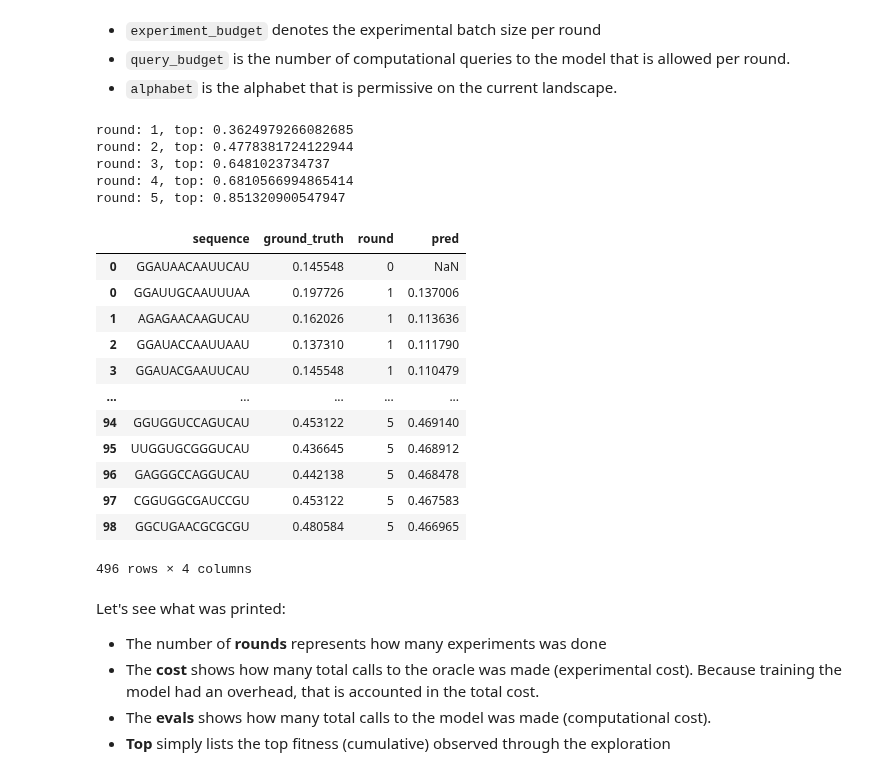
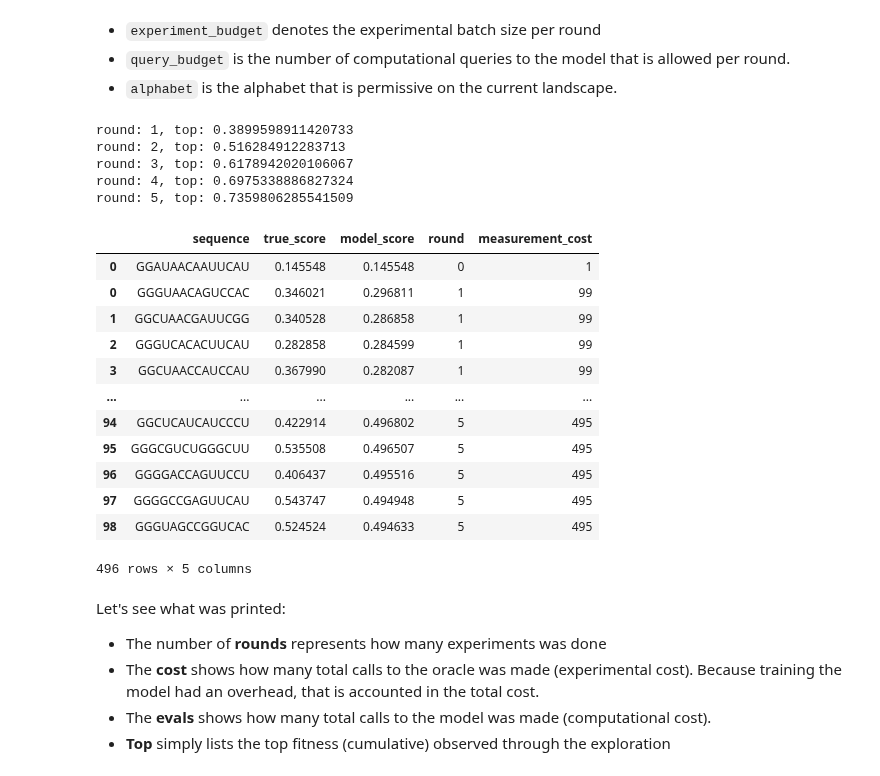
Before and after one commit to samsinai/FLEXS, a Jupyter notebook: examples/Tutorial.ipynb, the cells around one changed output. Drawn from its saved outputs; the diff is of its cells as text; code cells hidden in the pictures.

```diff
--- a/examples/Tutorial.ipynb
+++ b/examples/Tutorial.ipynb
@@ -273,8 +290,8 @@ random_explorer = baselines.explorers.Random(
     cnn,
     landscape,
     rounds=5,
-    initial_sequences=[wt],
     mu=1,
+    initial_sequence_data=[wt],
     experiment_budget=100,
     query_budget=1000,
     alphabet=s_utils.RNAA
@@ -284,27 +301,27 @@ random_explorer = baselines.explorers.Random(
 - `query_budget` is the number of computational queries to the model that is allowed per round.
 - `alphabet` is the alphabet that is permissive on the current landscape.
 # %%
-random_sequences = random_explorer.run()
+random_sequences, metadata = random_explorer.run()
 random_sequences
 # %% [output]
-round: 1, top: 0.3624979266082685
-round: 2, top: 0.4778381724122944
-round: 3, top: 0.6481023734737
-round: 4, top: 0.6810566994865414
-round: 5, top: 0.851320900547947
+round: 1, top: 0.3899598911420733
+round: 2, top: 0.516284912283713
+round: 3, top: 0.6178942020106067
+round: 4, top: 0.6975338886827324
+round: 5, top: 0.7359806285541509
-|  | sequence | ground_truth | round | pred |
-| 0 | GGAUAACAAUUCAU | 0.145548 | 0 | NaN |
-| 0 | GGAUUGCAAUUUAA | 0.197726 | 1 | 0.137006 |
-| 1 | AGAGAACAAGUCAU | 0.162026 | 1 | 0.113636 |
-| 2 | GGAUACCAAUUAAU | 0.137310 | 1 | 0.111790 |
-| 3 | GGAUACGAAUUCAU | 0.145548 | 1 | 0.110479 |
-| ... | ... | ... | ... | ... |
-| 94 | GGUGGUCCAGUCAU | 0.453122 | 5 | 0.469140 |
-| 95 | UUGGUGCGGGUCAU | 0.436645 | 5 | 0.468912 |
-| 96 | GAGGGCCAGGUCAU | 0.442138 | 5 | 0.468478 |
-| 97 | CGGUGGCGAUCCGU | 0.453122 | 5 | 0.467583 |
-| 98 | GGCUGAACGCGCGU | 0.480584 | 5 | 0.466965 |
+|  | sequence | true_score | model_score | round | measurement_cost |
+| 0 | GGAUAACAAUUCAU | 0.145548 | 0.145548 | 0 | 1 |
+| 0 | GGGUAACAGUCCAC | 0.346021 | 0.296811 | 1 | 99 |
+| 1 | GGCUAACGAUUCGG | 0.340528 | 0.286858 | 1 | 99 |
+| 2 | GGGUCACACUUCAU | 0.282858 | 0.284599 | 1 | 99 |
+| 3 | GGCUAACCAUCCAU | 0.367990 | 0.282087 | 1 | 99 |
+| ... | ... | ... | ... | ... | ... |
+| 94 | GGCUCAUCAUCCCU | 0.422914 | 0.496802 | 5 | 495 |
+| 95 | GGGCGUCUGGGCUU | 0.535508 | 0.496507 | 5 | 495 |
+| 96 | GGGGACCAGUUCCU | 0.406437 | 0.495516 | 5 | 495 |
+| 97 | GGGGCCGAGUUCAU | 0.543747 | 0.494948 | 5 | 495 |
+| 98 | GGGUAGCCGGUCAC | 0.524524 | 0.494633 | 5 | 495 |
-496 rows × 4 columns
+496 rows × 5 columns
 # %% [markdown]
 Let's see what was printed:
 - The number of **rounds** represents how many experiments was done
```
Also changed, not shown: parts of 16 cells of this notebook, 13 other files.
